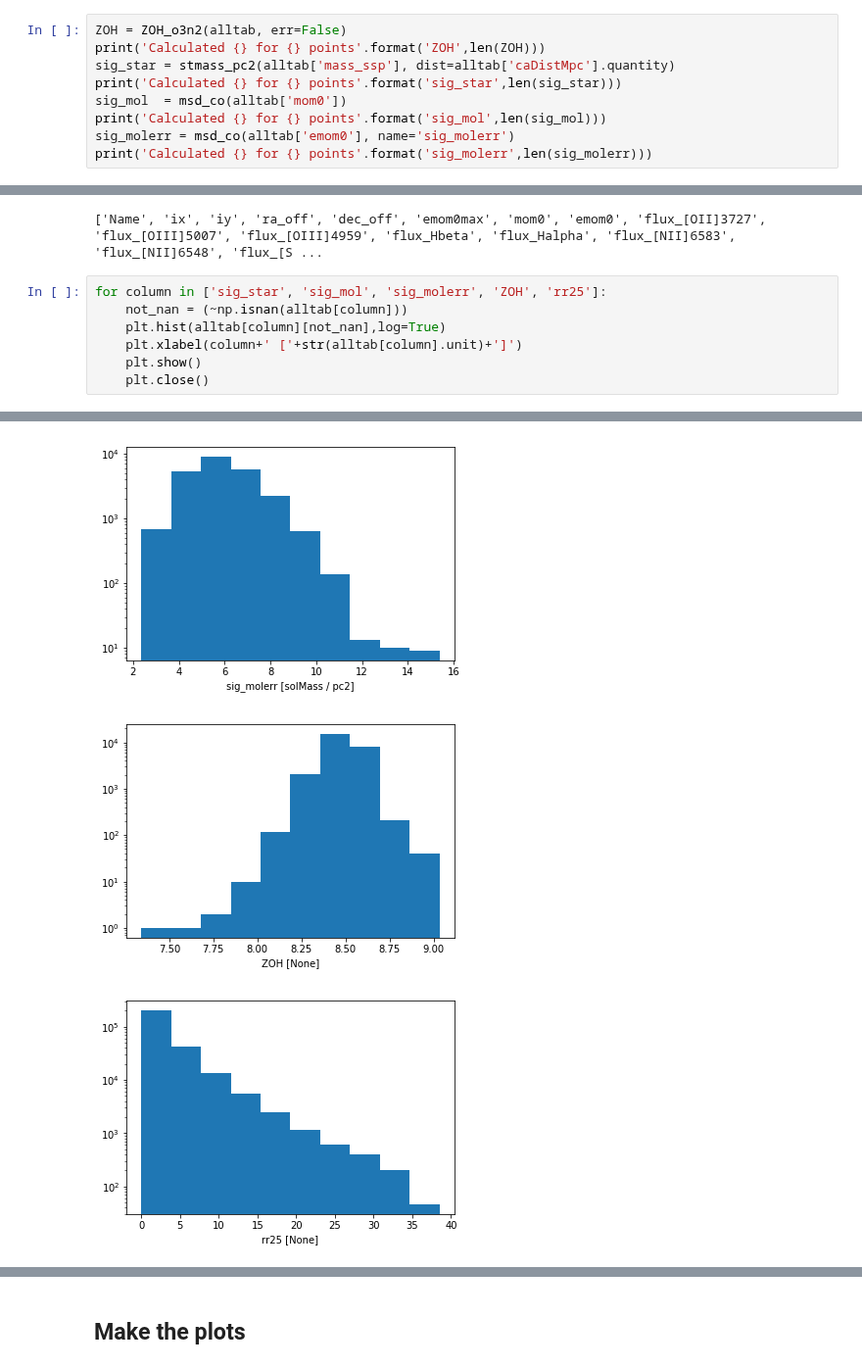
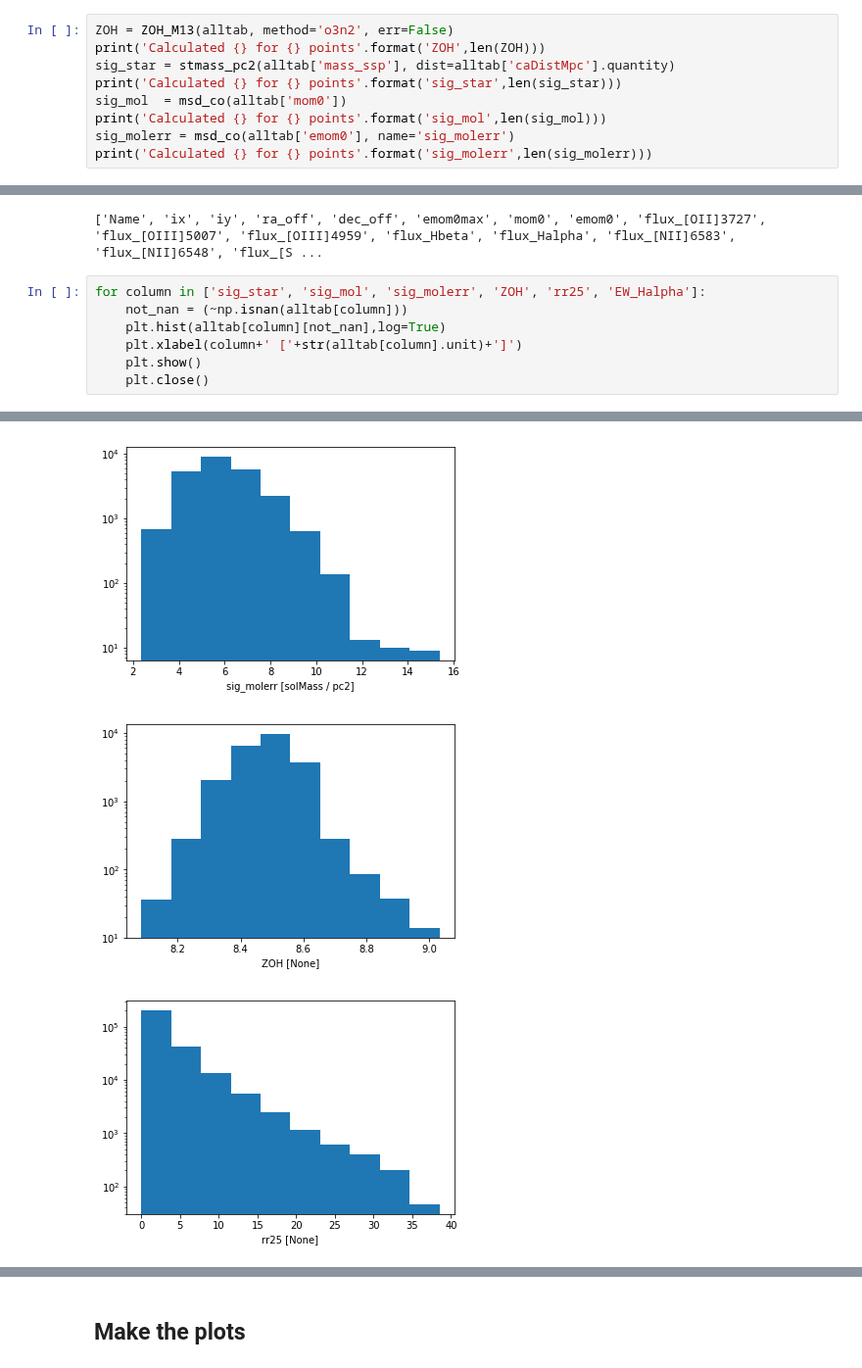
Before and after one commit to tonywong94/edge_pydb, a Jupyter notebook: demo_notebk/H2_vs_stars.ipynb, the cells around one changed output, grey strips where cells are left out. Shown at 98% size. Drawn from its saved outputs; the diff is of its cells as text.

```diff
--- a/demo_notebk/H2_vs_stars.ipynb
+++ b/demo_notebk/H2_vs_stars.ipynb
@@ -49,7 +51,7 @@ print(alltab.colnames)
 # %% [markdown]
 ## Calculate physical values
 # %%
-ZOH = ZOH_o3n2(alltab, err=False)
+ZOH = ZOH_M13(alltab, method='o3n2', err=False)
 print('Calculated {} for {} points'.format('ZOH',len(ZOH)))
 sig_star = stmass_pc2(alltab['mass_ssp'], dist=alltab['caDistMpc'].quantity)
 print('Calculated {} for {} points'.format('sig_star',len(sig_star)))
@@ -79,15 +81,15 @@ print(alltab.colnames)
 # %% [output]
 ['Name', 'ix', 'iy', 'ra_off', 'dec_off', 'emom0max', 'mom0', 'emom0', 'flux_[OII]3727', 'flux_[OIII]5007', 'flux_[OIII]4959', 'flux_Hbeta', 'flux_Halpha', 'flux_[NII]6583', 'flux_[NII]6548', 'flux_[S ...
 # %%
-for column in ['sig_star', 'sig_mol', 'sig_molerr', 'ZOH', 'rr25']:
+for column in ['sig_star', 'sig_mol', 'sig_molerr', 'ZOH', 'rr25', 'EW_Halpha']:
     not_nan = (~np.isnan(alltab[column]))
     plt.hist(alltab[column][not_nan],log=True)
     plt.xlabel(column+' ['+str(alltab[column].unit)+']')
     plt.show()
     plt.close()
 # %% [output]
 [figure]
 [figure]
 [figure]
-[figure, old version]
+[figure, new version]
 [figure]
```
Also changed, not shown: parts of 3 cells of this notebook, 5 other files.
